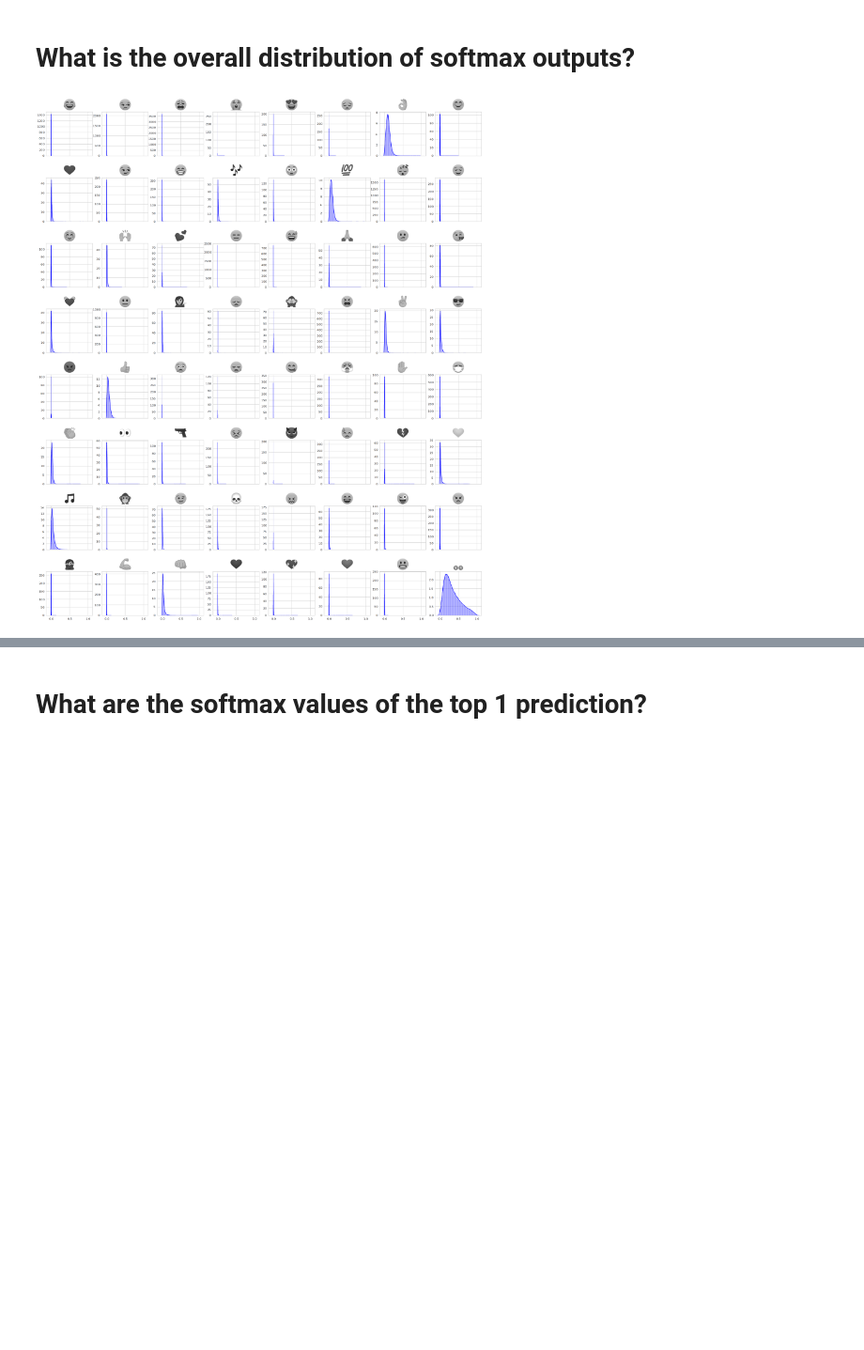
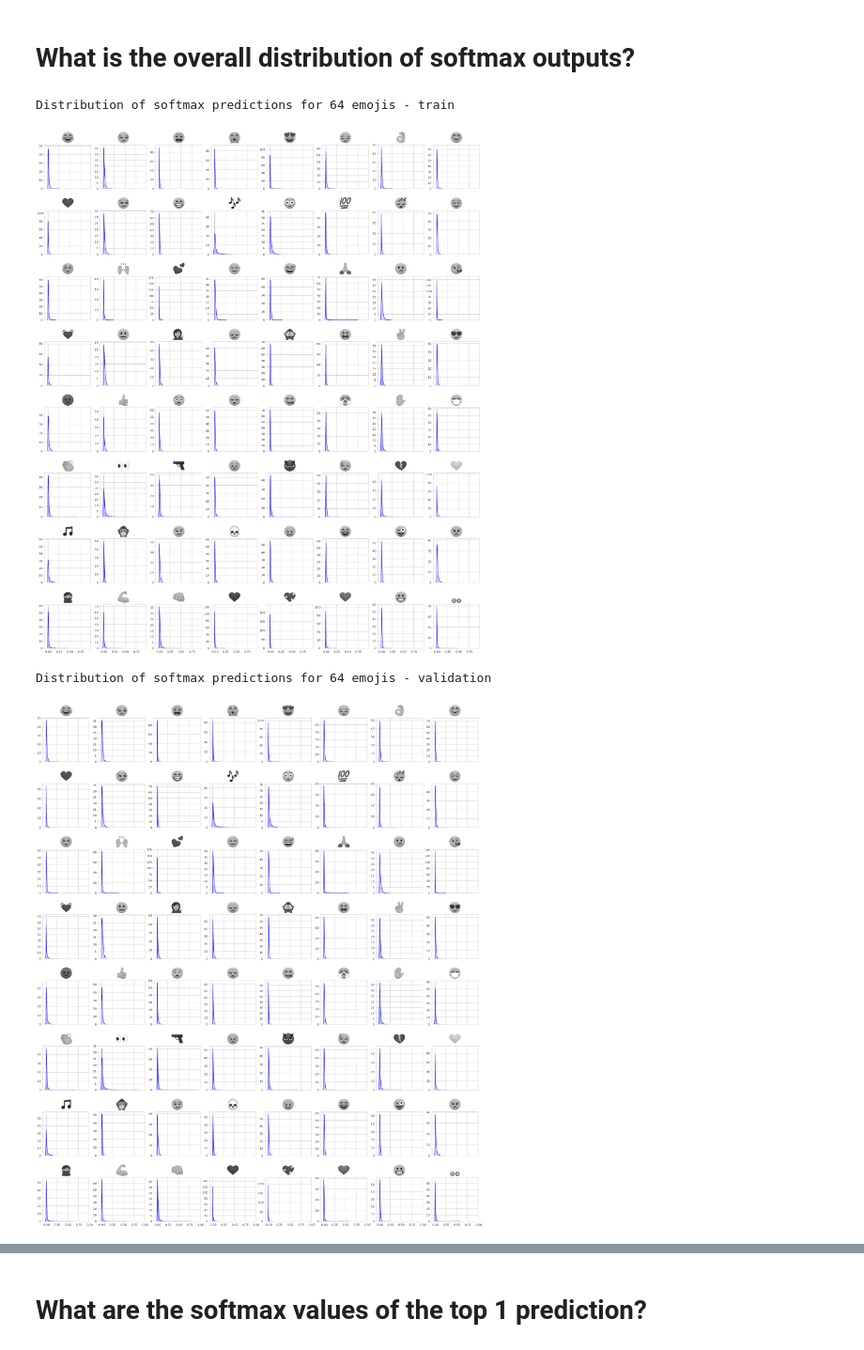
Before and after one commit to natashamjaques/A-Hierarchical-Latent-Structure-for-Variational-Conversation-Modeling, a Jupyter notebook: exploratory_analyses.ipynb, the cells around one changed output, grey strips where cells are left out. Shown at 94% size. Cells and saved outputs as stored; diff of their text form; code cells hidden in the pictures; blank space fills up the shorter version.

```diff
--- a/exploratory_analyses.ipynb
+++ b/exploratory_analyses.ipynb
@@ -62,0 +50,7 @@ Number of emojized training lines 66477
+# %%
+train_probs = pickle.load(open('datasets/cornell/train/sentences_emojis.pkl', 'rb'))
+valid_probs = pickle.load(open('datasets/cornell/valid/sentences_emojis.pkl', 'rb'))
+test_probs = pickle.load(open('datasets/cornell/test/sentences_emojis.pkl', 'rb'))
+print ('Number of emojized training sentences', len(train_probs))
+print ('Number of emojized validation sentences', len(valid_probs))
+print ('Number of emojized test sentences', len(test_probs))
@@ -80,19 +78,27 @@ EMOJIS = ":joy: :unamused: :weary: :sob: :heart_eyes: \
 # %%
 # Plot emoji distribution
 # Input:
+# name: to be used in the title
 # probs - an array of X*64
-def plot_emoji_dist(probs):
+def plot_emoji_dist(name, probs):
+    print('Distribution of softmax predictions for 64 emojis - '+name)
     font_prop = font_manager.FontProperties(fname='/mas/u/asma_gh/A-Hierarchical-Latent-Structure-for-Variational-Conversation-Modeling/fonts/apple/emojione-mac.ttc')
     font = {'fontproperties': font_prop, 'fontsize': 50}
     sns.set(style="whitegrid", palette="muted", color_codes=True)
     f, axes = plt.subplots(8, 8, figsize=(32, 38), sharex=True)
     plt.subplots_adjust(hspace=0.5)
     for i in range(len(EMOJIS)):
         sns.distplot(probs[:, i], label=emoji.emojize(EMOJIS[i], use_aliases=True), color='blue',
                      ax=axes[int(i/8), int(i%8)]).set_title(emoji.emojize(EMOJIS[i], use_aliases=True), **font)
-    plt.title('Distribution of softmax predictions for 64 emojis', fontsize=20)
-#     plt.savefig('emoji_pobs.png')
+    plt.title('Distribution of softmax predictions for 64 emojis - '+name, fontsize=20)
+    plt.savefig(name+'_emoji_probs.png')
     plt.show()
-plot_emoji_dist(np.asarray(train_probs))
+
+
+plot_emoji_dist('train', np.asarray(train_probs))
+plot_emoji_dist('validation', np.asarray(valid_probs))
 # %% [output]
+Distribution of softmax predictions for 64 emojis - train
-[figure, old version]
+[figure, new version]
+Distribution of softmax predictions for 64 emojis - validation
+[figure, added]
```
Also changed, not shown: parts of 13 cells of this notebook, 1 other file.
